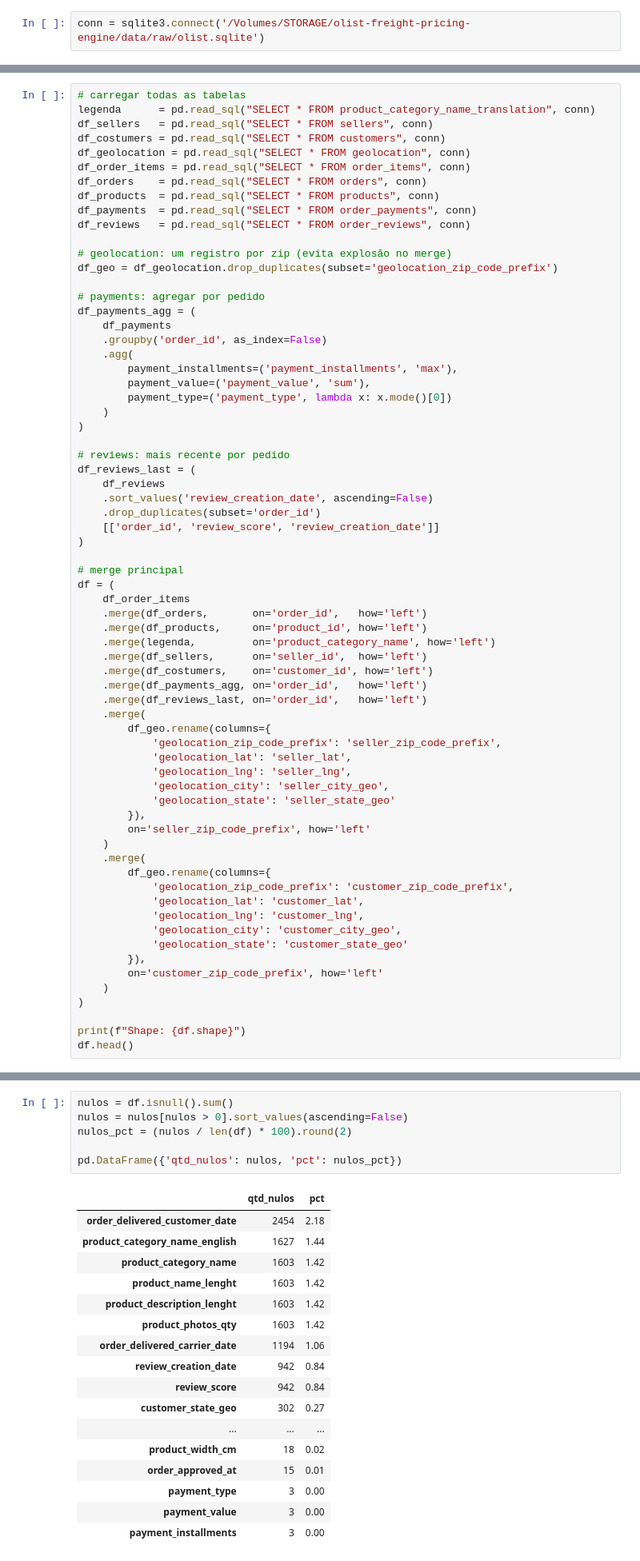
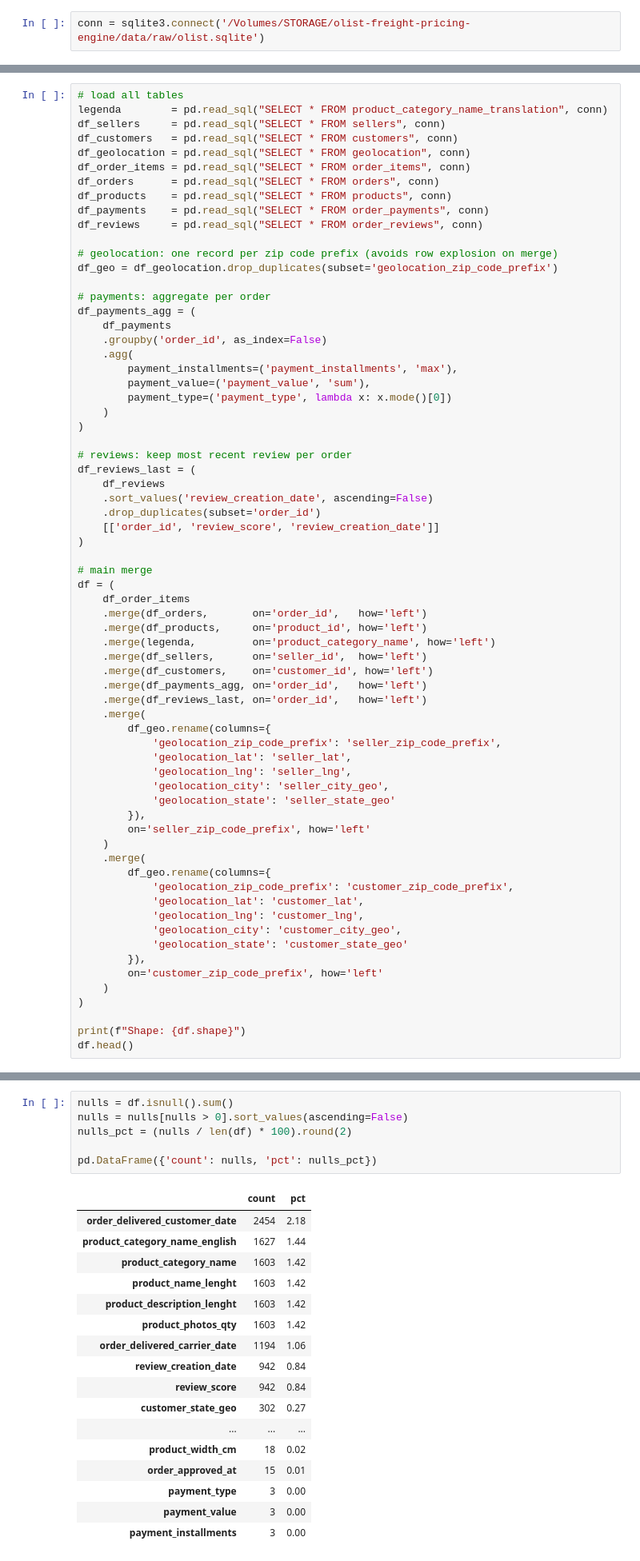
Before and after one commit to Francionlj/olist-freight-pricing-engine, a Jupyter notebook: notebooks/01_eda_and_bi.ipynb, the cells around one changed output, grey strips where cells are left out. Shown at 80% size. Saved outputs shown, nothing was run; the diff lists cells and outputs as text.

```diff
--- a/notebooks/01_eda_and_bi.ipynb
+++ b/notebooks/01_eda_and_bi.ipynb
@@ -33,21 +50,21 @@ Pre-merge treatments:
 - `order_reviews`: only the most recent review per order is kept
 - `geolocation`: deduplicated by `zip_code_prefix` and joined twice (seller and customer)
 # %%
-# carregar todas as tabelas
-legenda      = pd.read_sql("SELECT * FROM product_category_name_translation", conn)
-df_sellers   = pd.read_sql("SELECT * FROM sellers", conn)
-df_costumers = pd.read_sql("SELECT * FROM customers", conn)
+# load all tables
+legenda        = pd.read_sql("SELECT * FROM product_category_name_translation", conn)
+df_sellers     = pd.read_sql("SELECT * FROM sellers", conn)
+df_customers   = pd.read_sql("SELECT * FROM customers", conn)
 df_geolocation = pd.read_sql("SELECT * FROM geolocation", conn)
 df_order_items = pd.read_sql("SELECT * FROM order_items", conn)
-df_orders    = pd.read_sql("SELECT * FROM orders", conn)
-df_products  = pd.read_sql("SELECT * FROM products", conn)
-df_payments  = pd.read_sql("SELECT * FROM order_payments", conn)
-df_reviews   = pd.read_sql("SELECT * FROM order_reviews", conn)
+df_orders      = pd.read_sql("SELECT * FROM orders", conn)
+df_products    = pd.read_sql("SELECT * FROM products", conn)
+df_payments    = pd.read_sql("SELECT * FROM order_payments", conn)
+df_reviews     = pd.read_sql("SELECT * FROM order_reviews", conn)
 
-# geolocation: um registro por zip (evita explosão no merge)
+# geolocation: one record per zip code prefix (avoids row explosion on merge)
 df_geo = df_geolocation.drop_duplicates(subset='geolocation_zip_code_prefix')
 
-# payments: agregar por pedido
+# payments: aggregate per order
 df_payments_agg = (
     df_payments
     .groupby('order_id', as_index=False)
@@ -58,7 +75,7 @@ df_payments_agg = (
     )
 )
 
-# reviews: mais recente por pedido
+# reviews: keep most recent review per order
 df_reviews_last = (
     df_reviews
     .sort_values('review_creation_date', ascending=False)
@@ -66,14 +83,14 @@ df_reviews_last = (
     [['order_id', 'review_score', 'review_creation_date']]
 )
 
-# merge principal
+# main merge
 df = (
     df_order_items
     .merge(df_orders,       on='order_id',   how='left')
     .merge(df_products,     on='product_id', how='left')
     .merge(legenda,         on='product_category_name', how='left')
     .merge(df_sellers,      on='seller_id',  how='left')
-    .merge(df_costumers,    on='customer_id', how='left')
+    .merge(df_customers,    on='customer_id', how='left')
     .merge(df_payments_agg, on='order_id',   how='left')
     .merge(df_reviews_last, on='order_id',   how='left')
     .merge(
@@ -119,13 +145,13 @@ df.head()
 - All date columns are stored as `object` — convert to `datetime`
 - `product_name_lenght` and `product_description_lenght` have a typo from the original dataset (keep as-is for traceability)
 # %%
-nulos = df.isnull().sum()
-nulos = nulos[nulos > 0].sort_values(ascending=False)
-nulos_pct = (nulos / len(df) * 100).round(2)
+nulls = df.isnull().sum()
+nulls = nulls[nulls > 0].sort_values(ascending=False)
+nulls_pct = (nulls / len(df) * 100).round(2)
 
-pd.DataFrame({'qtd_nulos': nulos, 'pct': nulos_pct})
+pd.DataFrame({'count': nulls, 'pct': nulls_pct})
 # %% [output]
-|  | qtd_nulos | pct |
+|  | count | pct |
 | order_delivered_customer_date | 2454 | 2.18 |
 | product_category_name_english | 1627 | 1.44 |
 | product_category_name | 1603 | 1.42 |
```
Also changed, not shown: parts of 40 cells of this notebook, 2 other files.
